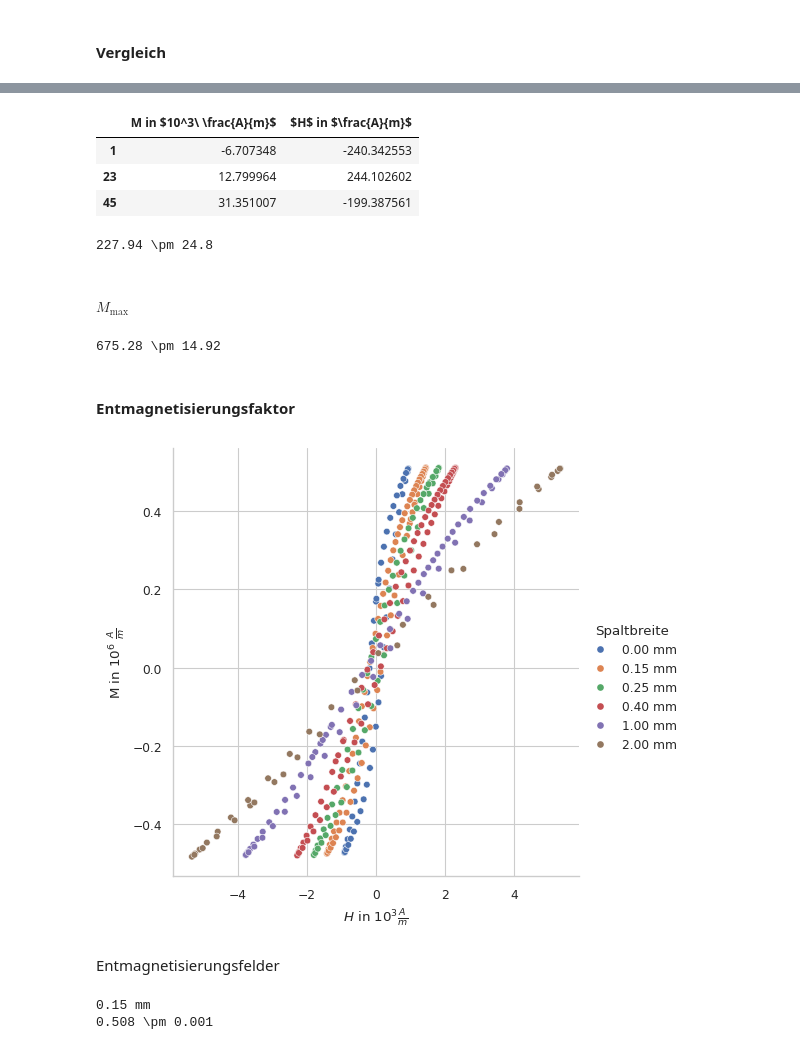
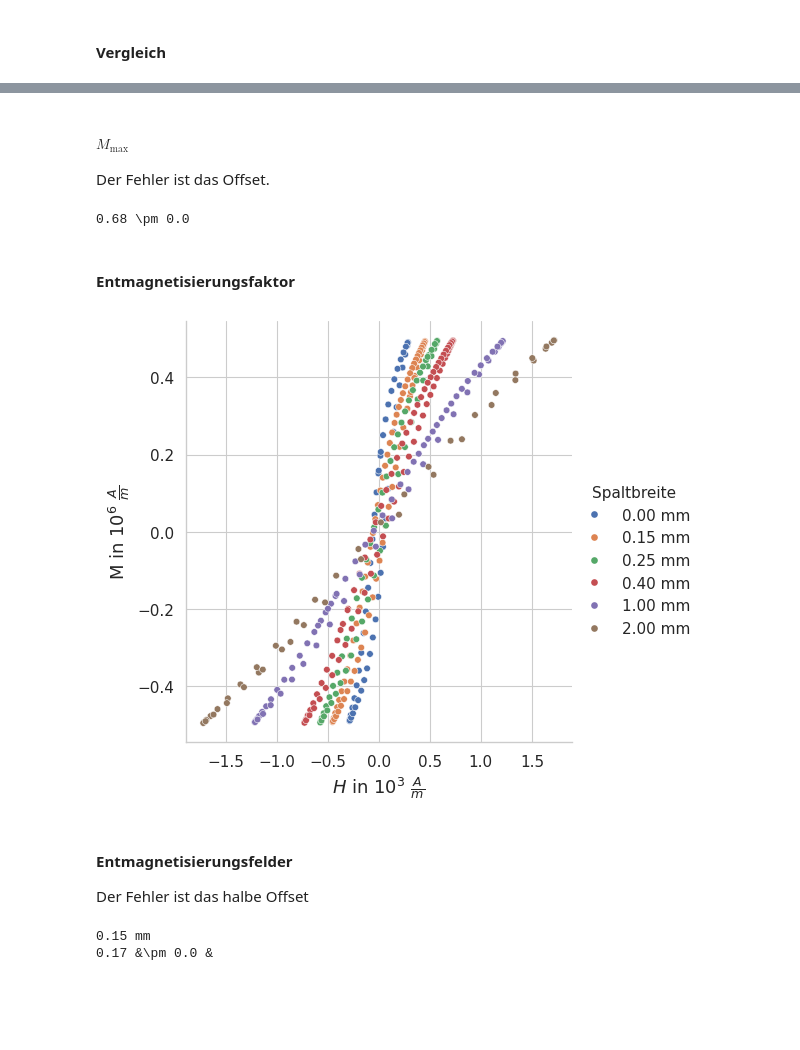
Before and after one commit to ofilla/physik-praktikum-b, a Jupyter notebook: B2.4/data/Auswertung.ipynb, the cells around one changed output, grey strips where cells are left out. Saved outputs shown, nothing was run; the diff lists cells and outputs as text; code cells hidden in the pictures; blank space fills up the shorter version.

```diff
--- a/B2.4/data/Auswertung.ipynb
+++ b/B2.4/data/Auswertung.ipynb
@@ -45,3 +75,14 @@ def subplot(data, x_column=H_column, y_column=M_column, axis=None):
+# %%
+def M(df, offset=True):
+    calc = df.copy()
+    if offset:
+        calc['M'] = remove_offset(calc['M'])
+
+    nu = 50 # Hz
+    n_s = 17
+    q = 0.9/10_000 # m^2
+    mu_0 = 4* math.pi * 1e-7
+    return calc['M'].apply(lambda U: U / (47*nu*n_s*q*mu_0) / 1e6)
 # %% [markdown]
 ## 3.3.1
 # %% [markdown]
@@ -60,7 +94,0 @@ def H(U):
-# %%
-def M(U):
-    nu = 50 # Hz
-    n_s = 17
-    q = 0.9/10000 # m^2
-    mu_0 = 4* math.pi * 1e-7
-    return U / (47*nu*n_s*q*mu_0) / 1e6
@@ -334,10 +330,4 @@ spalt_f = pd.read_csv('3.4.6.csv', sep='\t')
 spalt_g = pd.read_csv('3.4.7.csv', sep='\t')
 # %% [markdown]
 Fixme: Die Länge des Spalts muss eingerechnet werden.
-# %%
-def H_spalt(U):
-    U_max = spalt_a.H.max()
-    n_p=54
-    r=1.5/100 # m
-    return n_p/(2 * math.pi * r) * (3.0/U_max) * U / 1e3
 # %%
@@ -368,18 +374,3 @@ spalt_f[S_column] = r'0.15 mm'
 spalt_g[S_column] = r'0.00 mm'
 # %% [markdown]
 #### Vergleich
-# %%
-def plot(data, hue_column=I_column, filename=None):
-    img = sns.relplot(
-        data=data,
-        x=H_column,
-        y=M_column,
-        hue=hue_column,
-        height=5,
-        legend='full',
-
-    )
-    if filename is not None:
-        img.figure.savefig(filename, bbox_inches='tight')
-
-plot(pd.concat([heizbar_a, spalt_a]), hue_column='Ringkern') #, filename='../../media/B2.4/3.3.3_comparison.svg')
@@ -419,34 +420,23 @@ print(m.round(2), r'\pm', d.round(2))
-# %%
-df = spalt_a
-threshold = 50
-
-df[df[M_column_detailed].abs() < threshold][[M_column_detailed, H_column_detailed]]
-# %% [output]
-|  | M in $10^3\ \frac{A}{m}$ | $H$ in $\frac{A}{m}$ |
-| 1 | -6.707348 | -240.342553 |
-| 23 | 12.799964 | 244.102602 |
-| 45 | 31.351007 | -199.387561 |
-# %%
-m = df[df[M_column_detailed].abs() < threshold][H_column_detailed].abs().mean()
-d = df[df[M_column_detailed].abs() < threshold][H_column_detailed].abs().std()
-print(m.round(2), r'\pm', d.round(2))
-# %% [output]
-227.94 \pm 24.8
 # %% [markdown]
 ##### $M_\mathrm{max}$
+Der Fehler ist das Offset.
 # %%
 df = spalt_a
-m = (df[M_column_detailed].max() + abs(df[M_column_detailed].min()))/2
-d = (df[M_column_detailed].max() - abs(df[M_column_detailed].min()))/2
+m = (df[M_column].max() + abs(df[M_column].min()))/2
+d = (df[M_column].max() - abs(df[M_column].min()))/2
 print(m.round(2), r'\pm', d.round(2))
 # %% [output]
-675.28 \pm 14.92
+0.68 \pm 0.0
 # %% [markdown]
 #### Entmagnetisierungsfaktor
 # %%
+H_column_rough = r'$H$ in $10^3\ \frac{A}{m}$'
 spalt_all = pd.concat([spalt_g,spalt_f,spalt_e,spalt_d,spalt_c,spalt_b])
-plot(spalt_all, hue_column=S_column, filename='../../media/B2.4/3.3.3_overview.svg')
+spalt_all[H_column_rough] = spalt_all[H_column] / 1000
+
+plot(spalt_all, x_column=H_column_rough, hue_column=S_column, filename='../../media/B2.4/3.3.3_overview.svg')
 # %% [output]
-[figure, old version]
+[figure, new version]
 # %% [markdown]
-Entmagnetisierungsfelder
+#### Entmagnetisierungsfelder
+Der Fehler ist das halbe Offset
@@ -453,12 +450,12 @@ Entmagnetisierungsfelder
 # %%
 df = spalt_f
 
-avg = (df[H_column].max() - spalt_g[H_column].max() - (df[H_column].min() - spalt_g[H_column].min()))/2
-err = abs((df[H_column].max() - spalt_g[H_column].max() + (df[H_column].min() - spalt_g[H_column].min()))/2)
+avg = (df[H_column].max() - spalt_g[H_column].max() - (df[H_column].min() - spalt_g[H_column].min()))/2e3
+err = abs((df[H_column].max() - spalt_g[H_column].max() + (df[H_column].min() - spalt_g[H_column].min()))/2e3)
 print(df['Spaltbreite'][0])
-print(avg.round(3), r'\pm', err.round(3))
+print(avg.round(2), r'&\pm', err.round(2), '&')
 # %% [output]
 0.15 mm
-0.508 \pm 0.001
+0.17 &\pm 0.0 &
 # %% [markdown]
 ##### $M_\mathrm{max}$
```
Also changed, not shown: parts of 63 cells of this notebook, 22 other files.
